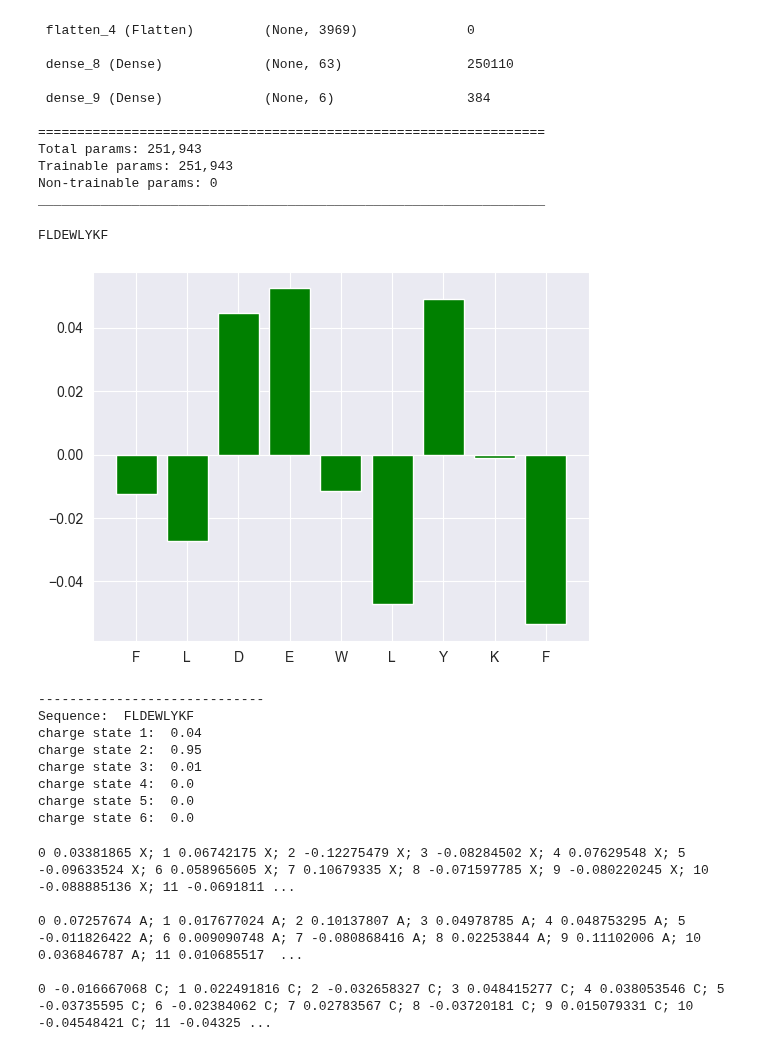
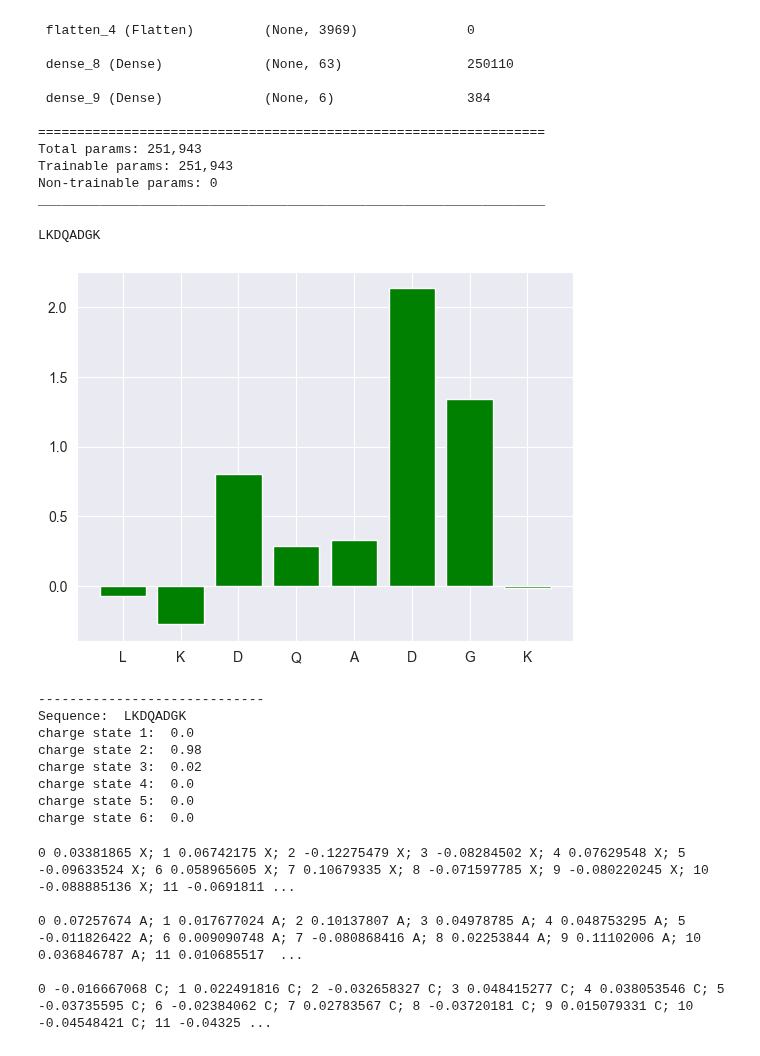
Before and after one commit to Sacesh/Masterpraktikum, a Jupyter notebook: new_charge_predictor_multiclass.ipynb, the cells around one changed output. Saved outputs shown, nothing was run; the diff lists cells and outputs as text; code cells hidden in the pictures.

```diff
--- a/new_charge_predictor_multiclass.ipynb
+++ b/new_charge_predictor_multiclass.ipynb
@@ -817,13 +817,13 @@ for i in amino_dict:
                 #weight_dictionary_per_position[i][key] = weight_position
                 #weight_dictionary_per_position[i][key] = weight_position
                 average_for_position = np.average([x[0] for x in amino_dict[i].values()]) # normalisation
-                weight_dictionary_per_position[i][key] = j - average_for_position
+                weight_dictionary_per_position[i][key] = (j - average_for_position) * (weight_position+1) # highest value = high multiplier
                 #print(weight_dictionary_per_position[i][key], key, value[0])
                 weight_position += 1
 
 
 #Amino: "A" an index 0 -> [block A für index 0] -> 0.0725 (20/23 Gewichtungsposition -> Farbe (weiss->schwarz): hellgrau)
-test_input_sequence = predict_df['modified_sequence'][6484]
+test_input_sequence = predict_df['modified_sequence'][6132]
 print(test_input_sequence)
 #test_input_sequence = 'CCCCCCCCCCCCCCCCCCCCCCCCCCCCCCCCC' #TODO manually overwrite
 #print(test_input_sequence, len(test_input_sequence))
@@ -832,40 +832,40 @@ test_input_sequence_length = len(re.findall(r'[A-Z]\[[^\]]*\]|.', test_input_seq
 # TODO test_input_sequence += 'X' * (63 - test_input_sequence_length)
 #print(test_input_sequence, len(re.findall(r'[A-Z]\[[^\]]*\]|.', test_input_sequence)))
 test_input_sequence_formatted = re.findall(r'[A-Z]\[[^\]]*\]|.', test_input_sequence)
 #print(test_input_sequence_formatted)
 
 
 x_for_plot = list(range(len(test_input_sequence_formatted))) # vocabolary of length 23
 y_for_plot = list()
 # create a list of 0 and 1, 1 if 'X' in test_input_sequence, 0 if not
 c_for_plot = ['red' if x == 'X' else 'green' for x in test_input_sequence_formatted]
 for index, amino in enumerate(test_input_sequence_formatted):
     y_for_plot.append(weight_dictionary_per_position[index][amino])
     #print(index, amino, ": ", weight_dictionary_per_position[index][amino], "/22")
 # colors bars according to c_for_plot
 plt.xticks(x_for_plot, [x if len(x) == 1 else x[:1]+"*" for x in test_input_sequence_formatted])
 plt.bar(x_for_plot, y_for_plot, color=c_for_plot)
 plt.show()
 
 # TODO prediction
 input_sequence = test_input_sequence
 input_sequence_vector = seq_translator(input_sequence, max_len=63)
 input_sequence_vector = np.expand_dims(tf.convert_to_tensor(np.array(input_sequence_vector)), axis=0)
 test_give = model_embed.predict(input_sequence_vector, verbose=False)
 counter = 1
 print("-----------------------------")
 print("Sequence: ", input_sequence)
 for x in test_give[0]:
     print(f"charge state {counter}: ", round(x, 2))
     counter += 1
 # %% [output]
-FLDEWLYKF
+LKDQADGK
-[figure, old version]
+[figure, new version]
 -----------------------------
-Sequence:  FLDEWLYKF
-charge state 1:  0.04
-charge state 2:  0.95
-charge state 3:  0.01
+Sequence:  LKDQADGK
+charge state 1:  0.0
+charge state 2:  0.98
+charge state 3:  0.02
 charge state 4:  0.0
 charge state 5:  0.0
 charge state 6:  0.0
```
